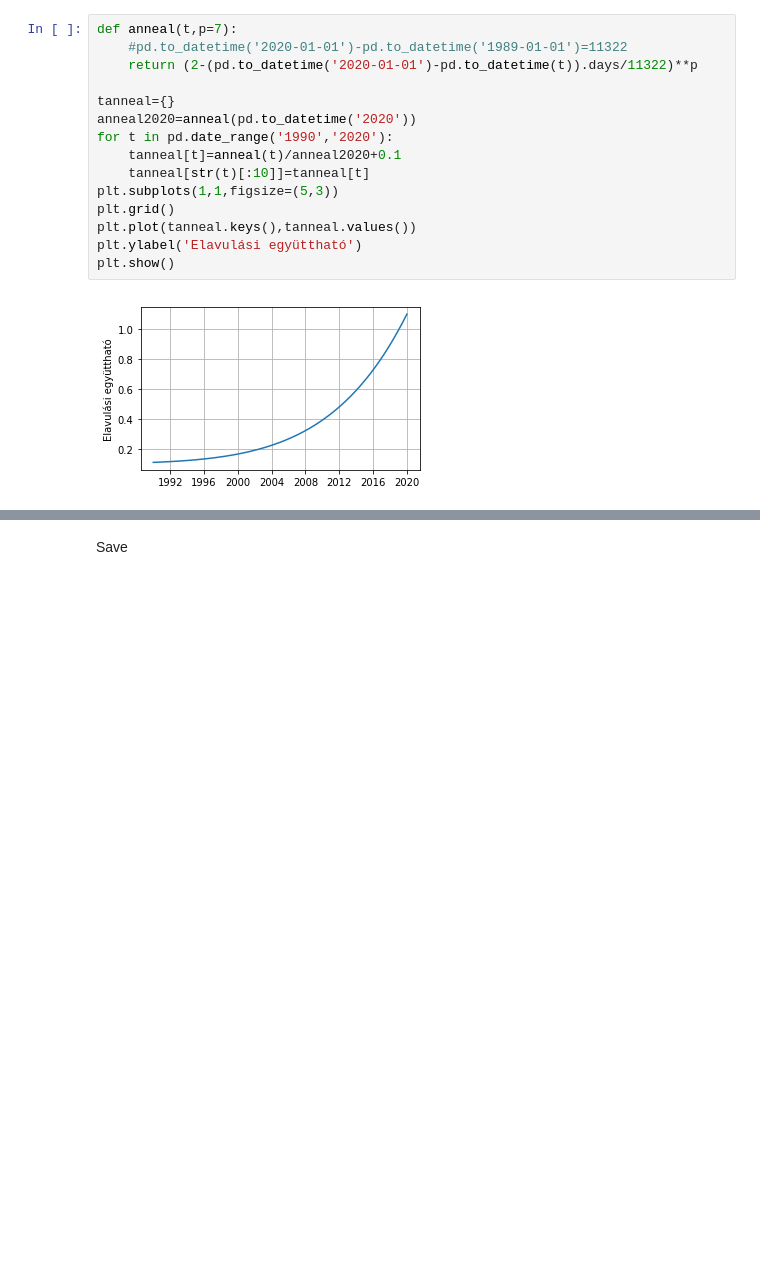
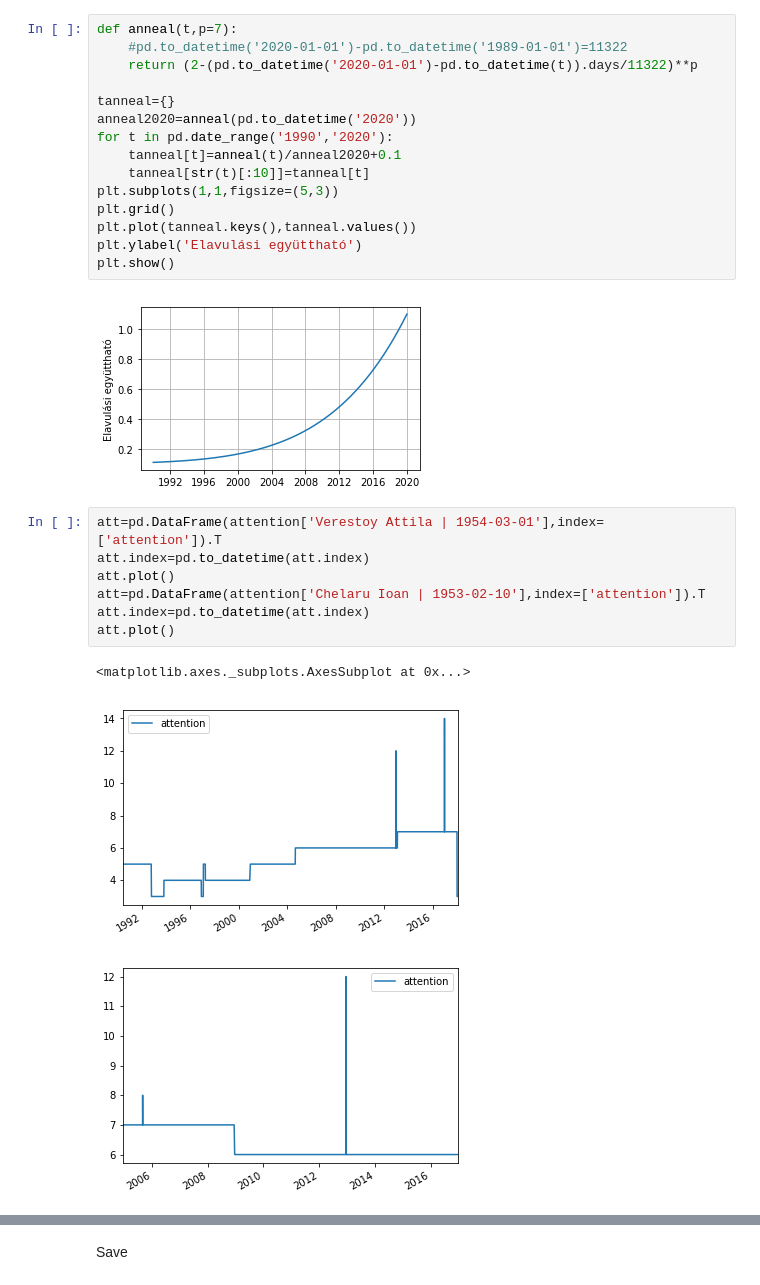
Before and after one commit to csaladenes/influence, a Jupyter notebook: ro/3a-plotter-name.ipynb, the cells around one changed output, grey strips where cells are left out. Saved outputs shown, nothing was run; the diff lists cells and outputs as text; blank space fills up the shorter version.

Commit message:
updates graph

```diff
--- a/ro/3a-plotter-name.ipynb
+++ b/ro/3a-plotter-name.ipynb
@@ -77,6 +77,17 @@ plt.ylabel('Elavulási együttható')
 plt.show()
 # %% [output]
 [figure]
+# %%
+att=pd.DataFrame(attention['Verestoy Attila | 1954-03-01'],index=['attention']).T
+att.index=pd.to_datetime(att.index)
+att.plot()
+att=pd.DataFrame(attention['Chelaru Ioan | 1953-02-10'],index=['attention']).T
+att.index=pd.to_datetime(att.index)
+att.plot()
+# %% [output]
+<matplotlib.axes._subplots.AxesSubplot at 0x...>
+[figure, added]
+[figure, added]
 # %%
 edges={}
 points={'Ország':3,'Bizottság':4,'Párt':2,'Megye':1}
```
Also changed, not shown: parts of 5 cells of this notebook, 5 other files.
